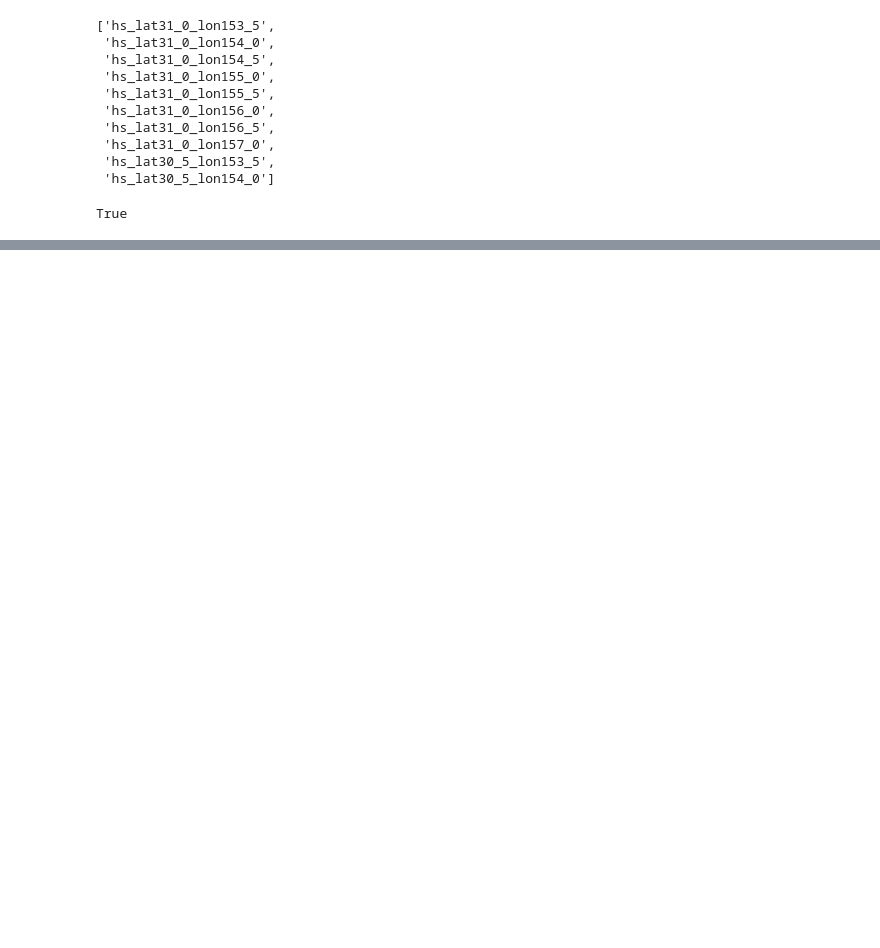
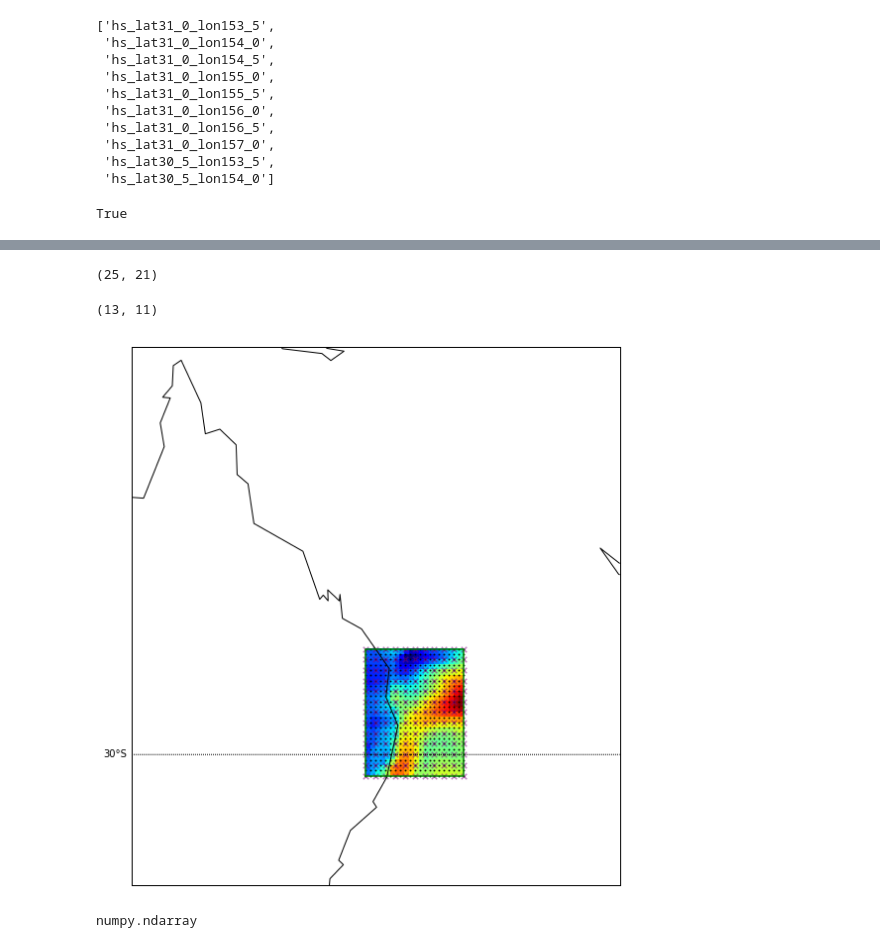
Before and after one commit to robjameswall/global_metocean_data, a Jupyter notebook: gwes_exploration.ipynb, the cells around one changed output, grey strips where cells are left out. Cells and saved outputs as stored; diff of their text form; code cells hidden in the pictures; blank space fills up the shorter version.

```diff
--- a/gwes_exploration.ipynb
+++ b/gwes_exploration.ipynb
@@ -397,0 +419,35 @@ True
+# %%
+wind = grb.select(name="U component of wind")
+wind_ww3 = ww3_grb.select(name="U component of wind")
+wind_e5 = era5_grb.select(name="10 metre U wind component")
+# %%
+gw = wind[0]
+ww = wind_ww3[0]
+ew = wind_e5[0]
+# %%
+ewlat, ewlon = ew.latlons()
+gwlat, gwlon = gw.latlons()
+
+ewlat, ewlon = slice_latlon(ewlat, ewlon, lat_range, lon_range)
+gwlat, gwlon = slice_latlon(gwlat, gwlon, lat_range, lon_range)
+
+ewdata = ew.data(lat1=lat_range[0], lat2=lat_range[1],
+               lon1=lon_range[0], lon2=lon_range[1])[0]
+gwdata = gw.data(lat1=lat_range[0], lat2=lat_range[1],
+               lon1=lon_range[0], lon2=lon_range[1])[0]
+# %%
+ewlat.shape
+# %% [output]
+(25, 21)
+# %%
+gwlat.shape
+# %% [output]
+(13, 11)
+# %%
+fig, ax = plot_extract(ewdata, ewlat, ewlon, gwlat, gwlon)
+# %% [output]
+[figure, added]
+# %%
+type(ewdata)
+# %% [output]
+numpy.ndarray
```
Also changed, not shown: parts of 12 cells of this notebook, 2 other files.
